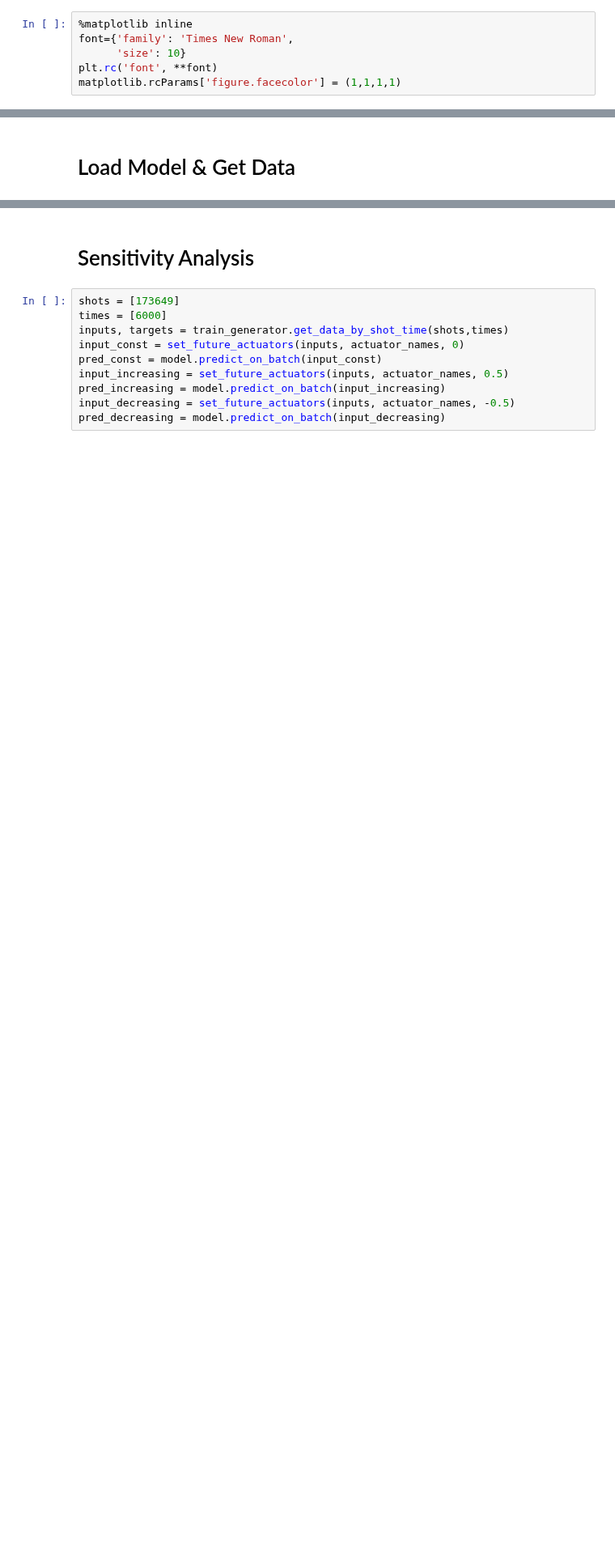
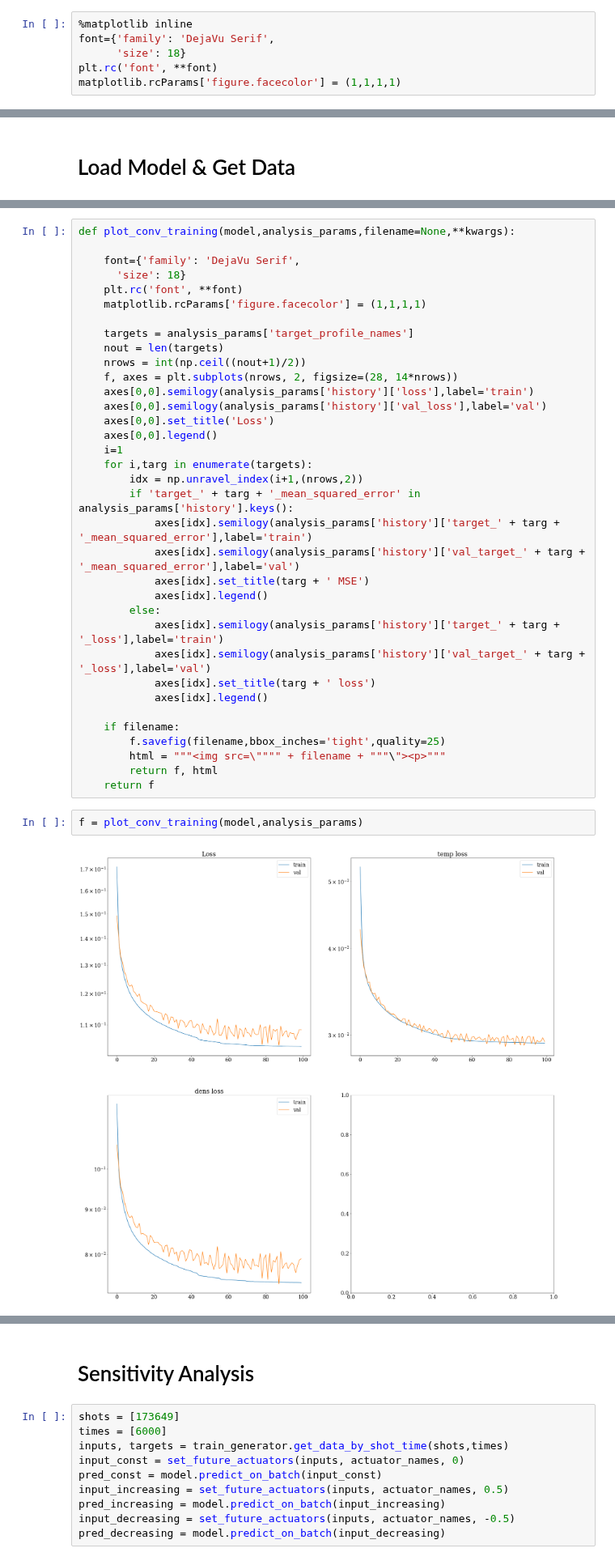
Before and after one commit to PlasmaControl/plasma-profile-predictor, a Jupyter notebook: notebooks/rory_analyze.ipynb, the cells around one changed output, grey strips where cells are left out. Shown at 81% size. Saved outputs shown, nothing was run; the diff lists cells and outputs as text; blank space fills up the shorter version.

Commit message:
added result processing for conv, still need to do auto analysis of specific shots

```diff
--- a/notebooks/rory_analyze.ipynb
+++ b/notebooks/rory_analyze.ipynb
@@ -40,8 +40,8 @@ session = tf.Session(config=config)
 K.set_session(session)
 # %%
 %matplotlib inline
-font={'family': 'Times New Roman',
-      'size': 10}
+font={'family': 'DejaVu Serif',
+      'size': 18}
 plt.rc('font', **font)
 matplotlib.rcParams['figure.facecolor'] = (1,1,1,1)
 # %% [markdown]
@@ -151,0 +164,39 @@ print('with parameters: ' + str(analysis_params.keys()))
+# %%
+def plot_conv_training(model,analysis_params,filename=None,**kwargs):
+
+    font={'family': 'DejaVu Serif',
+      'size': 18}
+    plt.rc('font', **font)
+    matplotlib.rcParams['figure.facecolor'] = (1,1,1,1)
+
+    targets = analysis_params['target_profile_names']
+    nout = len(targets)
+    nrows = int(np.ceil((nout+1)/2))
+    f, axes = plt.subplots(nrows, 2, figsize=(28, 14*nrows))
+    axes[0,0].semilogy(analysis_params['history']['loss'],label='train')
+    axes[0,0].semilogy(analysis_params['history']['val_loss'],label='val')
+    axes[0,0].set_title('Loss')
+    axes[0,0].legend()
+    i=1
+    for i,targ in enumerate(targets):
+        idx = np.unravel_index(i+1,(nrows,2))
+        if 'target_' + targ + '_mean_squared_error' in analysis_params['history'].keys():
+            axes[idx].semilogy(analysis_params['history']['target_' + targ + '_mean_squared_error'],label='train')
+            axes[idx].semilogy(analysis_params['history']['val_target_' + targ + '_mean_squared_error'],label='val')
+            axes[idx].set_title(targ + ' MSE')
+            axes[idx].legend()
+        else:
+            axes[idx].semilogy(analysis_params['history']['target_' + targ + '_loss'],label='train')
+            axes[idx].semilogy(analysis_params['history']['val_target_' + targ + '_loss'],label='val')
+            axes[idx].set_title(targ + ' loss')
+            axes[idx].legend()
+
+    if filename:
+        f.savefig(filename,bbox_inches='tight',quality=25)
+        html = """<img src=\"""" + filename + """\"><p>"""
+        return f, html
+    return f
+# %%
+f = plot_conv_training(model,analysis_params)
+# %% [output]
+[figure, added]
```
Also changed, not shown: parts of 9 cells of this notebook, 7 other files.
